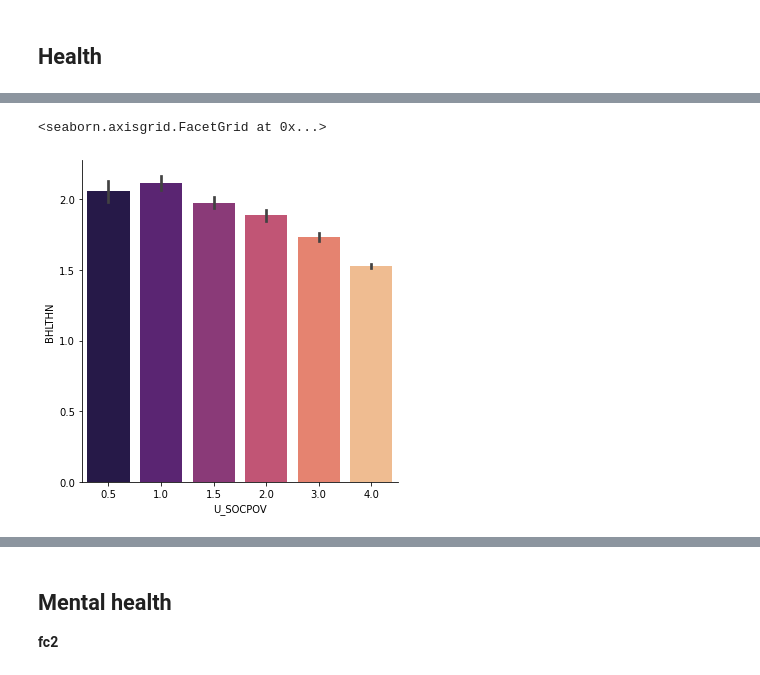
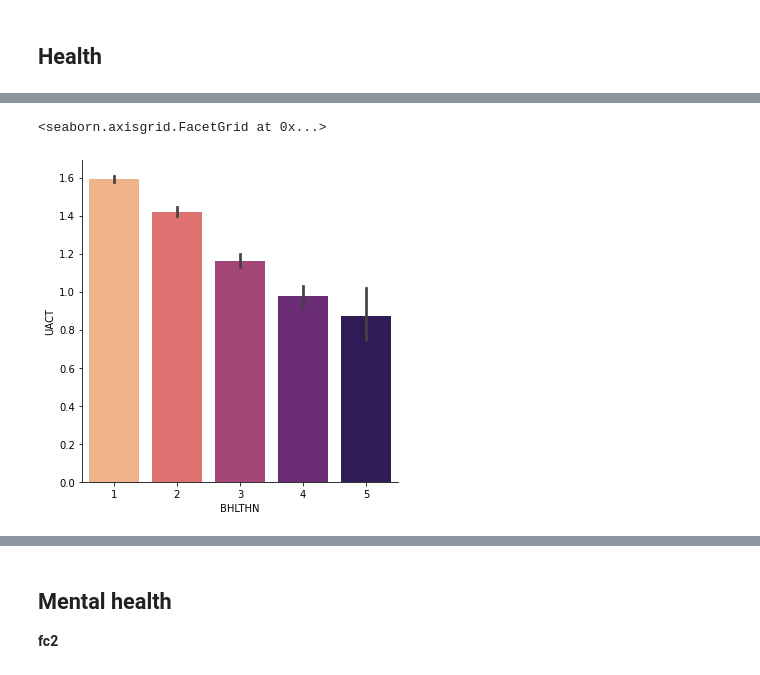
Before and after one commit to epfl-ada/ada-2020-project-milestone-p3-p3_ada-boi, a Jupyter notebook: creative_extension.ipynb, the cells around one changed output, grey strips where cells are left out. Drawn from its saved outputs; the diff is of its cells as text; code cells hidden in the pictures.

```diff
--- a/creative_extension.ipynb
+++ b/creative_extension.ipynb
@@ -73,6 +73,8 @@ child['SEX'].replace(to_replace=dict(F=1, M=0),inplace=True)
 child['CJOB'].replace(2,0,inplace=True)
 # Make the NLESSONS variable binary with Yes=1 and No=0
 child['NLESSONS'].replace(2,0,inplace=True)
+# Make the QSC5 variable (hh income vs 2x poverty line) binary with Below=0 and Above=1
+child['QSC5'].replace({'1':0,'2':1,'':-1}, inplace=True)
 
 # Normalize values for UENG(4-16), BHLTHN(1-5), UBPIA(6-18) & UBPIB(6-18) (min-max)
 child.loc[:,'UENGn'] = child['UENG'].apply(lambda x: (x-4)/(16-4) if x != -1 else x)
@@ -732,5 +740,5 @@ strong multicollinearity or other numerical problems.
 # %%
-sns.catplot(y='BHLTHN', x='U_SOCPOV',kind='bar',palette='magma', data=df_NN(fc23,outcome,predictors))
+sns.catplot(x='BHLTHN', y='UACT',kind='bar', palette='magma_r', data=df_NN(fc23,outcome,predictors))
 # %% [output]
 <seaborn.axisgrid.FacetGrid at 0x...>
-[figure, old version]
+[figure, new version]
```
Also changed, not shown: parts of 47 cells of this notebook.
